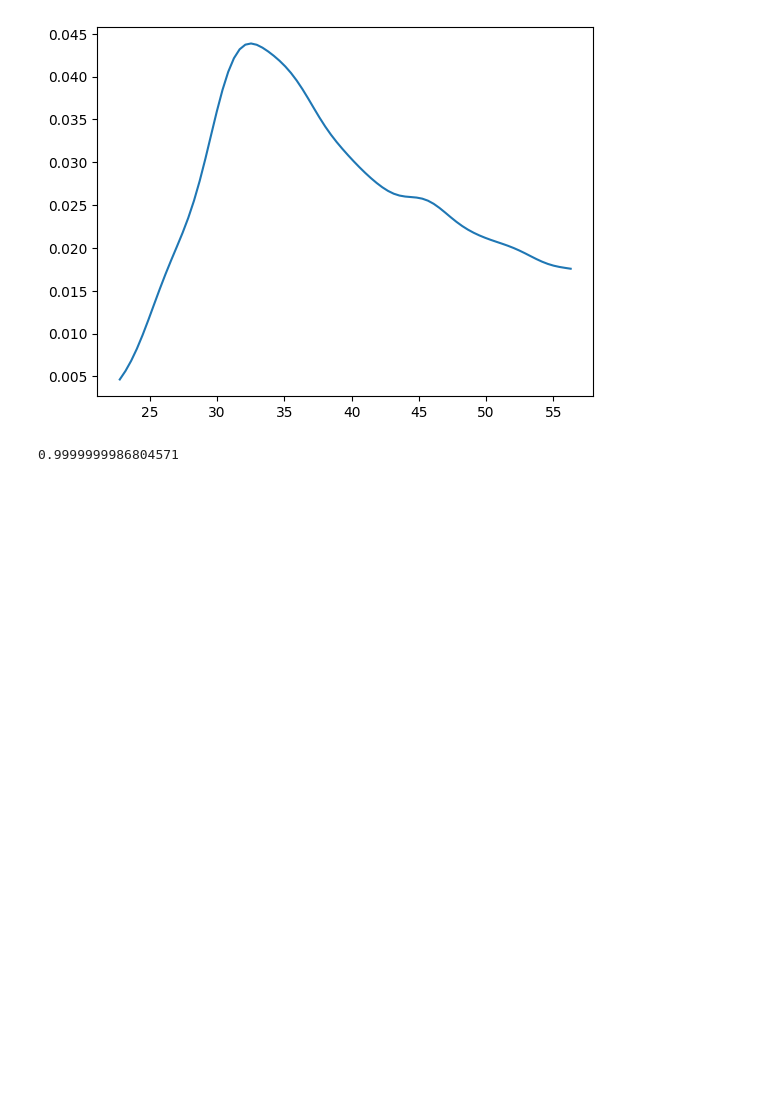
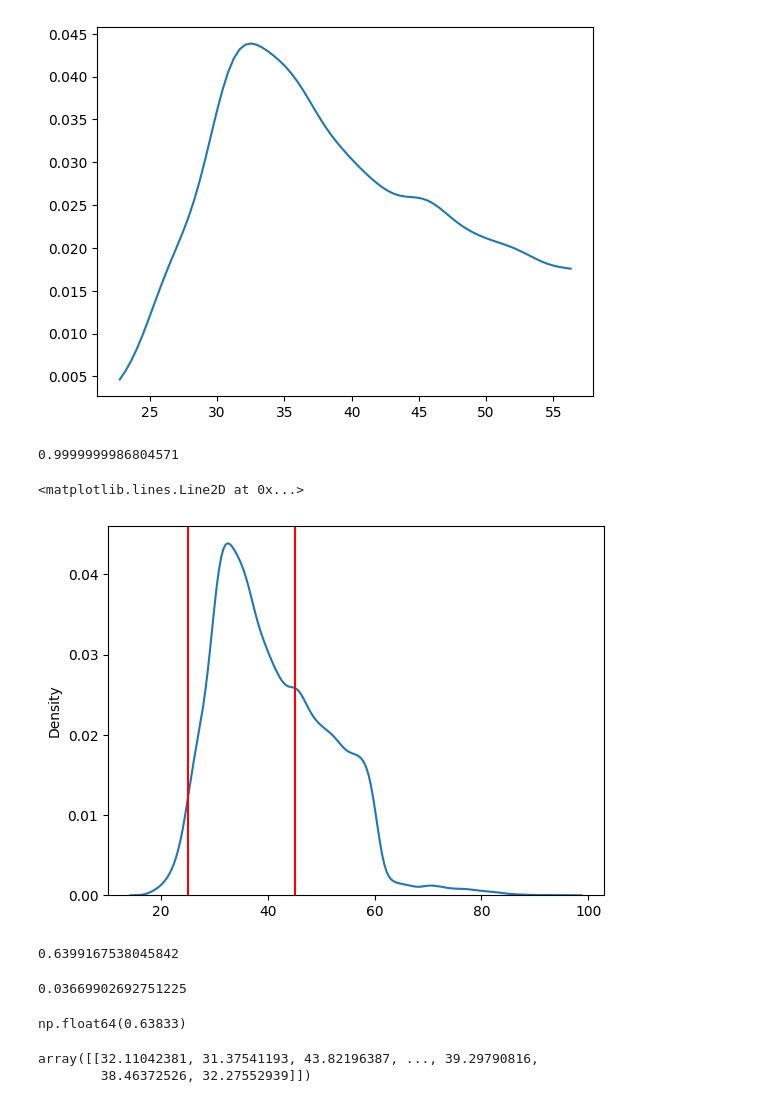
Before and after one commit to asegura4488/CienciaDatos, a Jupyter notebook: Semana3/Sesion6.ipynb, the cells around one changed output. Drawn from its saved outputs; the diff is of its cells as text; code cells hidden in the pictures; blank space fills up the shorter version.

```diff
--- a/Semana3/Sesion6.ipynb
+++ b/Semana3/Sesion6.ipynb
@@ -120,3 +120,21 @@ prob, error = quad(kde, 0, 100)
 prob
 # %% [output]
 0.9999999986804571
+# %%
+# Probabilidad de tener una persona entre 25 y 45 años
+ax = sns.kdeplot(x=age, fill=False)
+plt.axvline(x=25,color='r')
+plt.axvline(x=45,color='r')
+# %% [output]
+<matplotlib.lines.Line2D at 0x...>
+[figure, added]
+# %%
+prob, error = quad(kde, 25, 45)
+prob
+# %% [output]
+0.6399167538045842
+# %%
+prob, error = quad(kde, 60, 100)
+prob
+# %% [output]
+0.03669902692751225
@@ -122,0 +145,10 @@ prob
+# %%
+prob_mc = np.mean( (samples > 25) & (samples < 45) )
+prob_mc
+# %% [output]
+np.float64(0.63833)
+# %%
+samples
+# %% [output]
+array([[32.11042381, 31.37541193, 43.82196387, ..., 39.29790816,
+        38.46372526, 32.27552939]])
```
Also changed, not shown: parts of 2 cells of this notebook.
